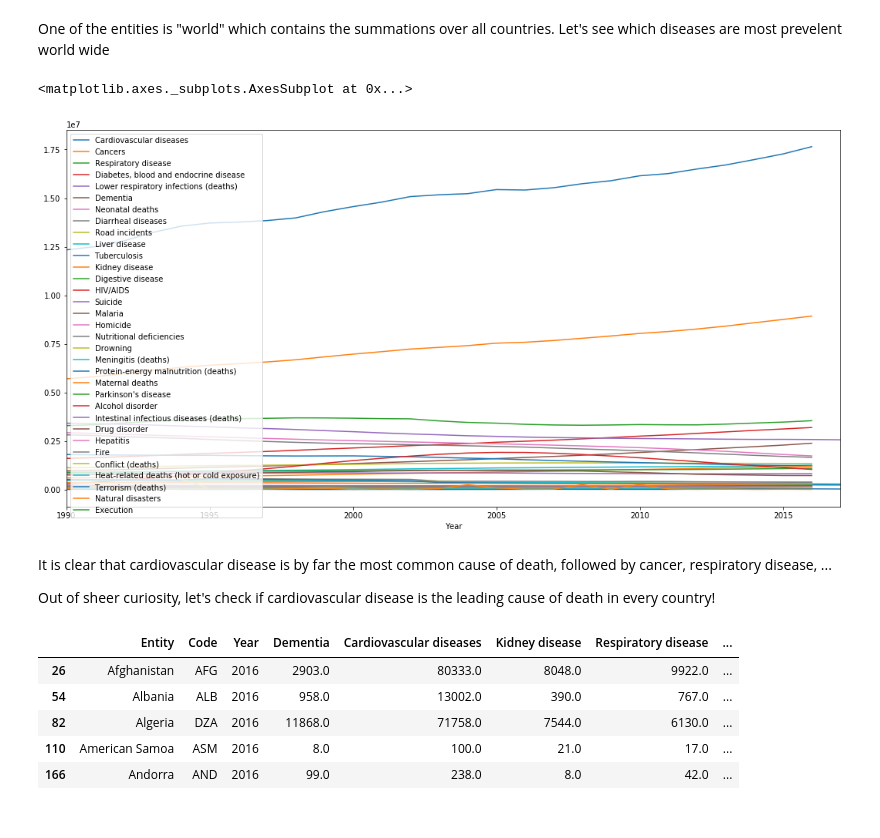
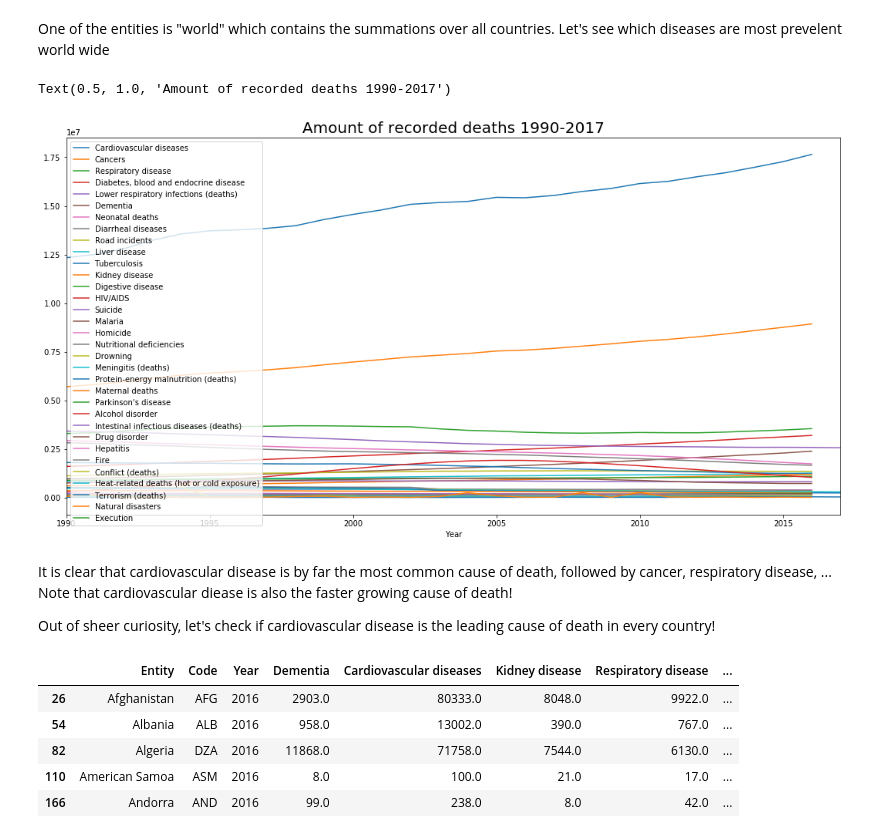
Before and after one commit to itsyaboii1337/Data_Science_Alliance, a Jupyter notebook: Analysing_Medical_Data.ipynb, the cells around one changed output. Drawn from its saved outputs; the diff is of its cells as text; code cells hidden in the pictures.

```diff
--- a/Analysing_Medical_Data.ipynb
+++ b/Analysing_Medical_Data.ipynb
@@ -49,11 +50,12 @@ One of the entities is "world" which contains the summations over all countries.
 df = data[data["Entity"]=='World'].iloc[:,2:].sort_values(6572, ascending=False, axis=1)
 # %%
 df.plot(x='Year', figsize=(18,9))
+plt.title('Amount of recorded deaths 1990-2017', fontsize=20)
 # %% [output]
-<matplotlib.axes._subplots.AxesSubplot at 0x...>
+Text(0.5, 1.0, 'Amount of recorded deaths 1990-2017')
-[figure, old version]
+[figure, new version]
 # %% [markdown]
-It is clear that cardiovascular disease is by far the most common cause of death, followed by cancer, respiratory disease, ...
+It is clear that cardiovascular disease is by far the most common cause of death, followed by cancer, respiratory disease, ... <br> Note that cardiovascular diease is also the faster growing cause of death!
 
 Out of sheer curiosity, let's check if cardiovascular disease is the leading cause of death in every country!
 # %%
```
Also changed, not shown: parts of 18 cells of this notebook.
